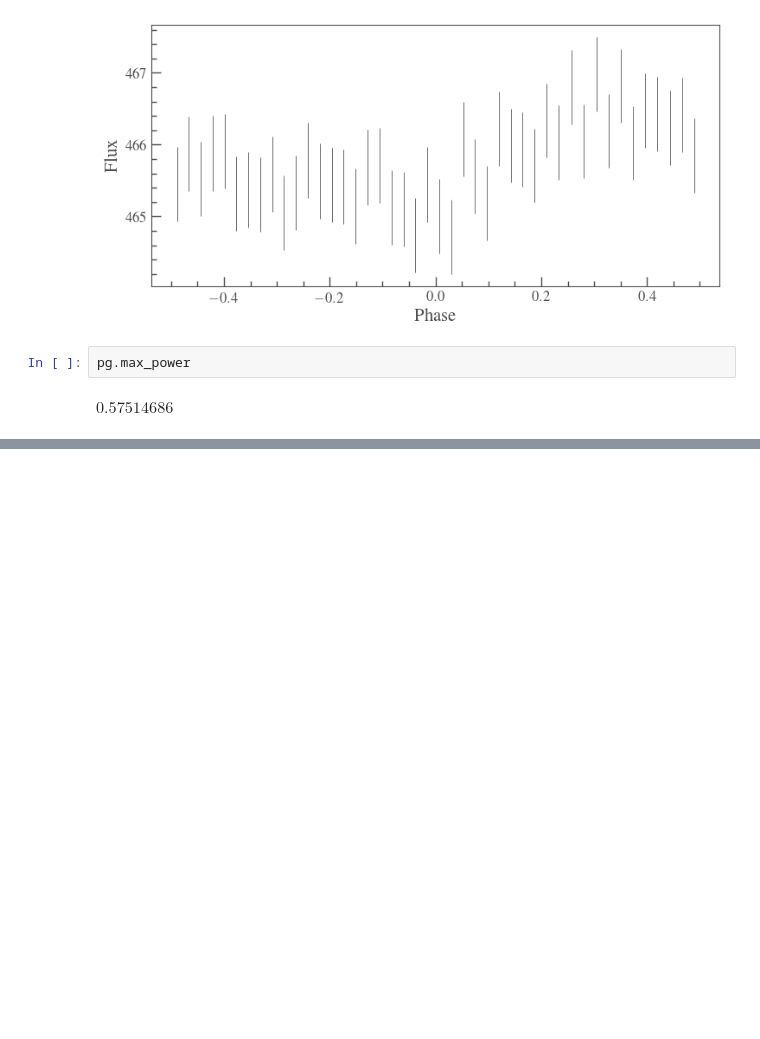
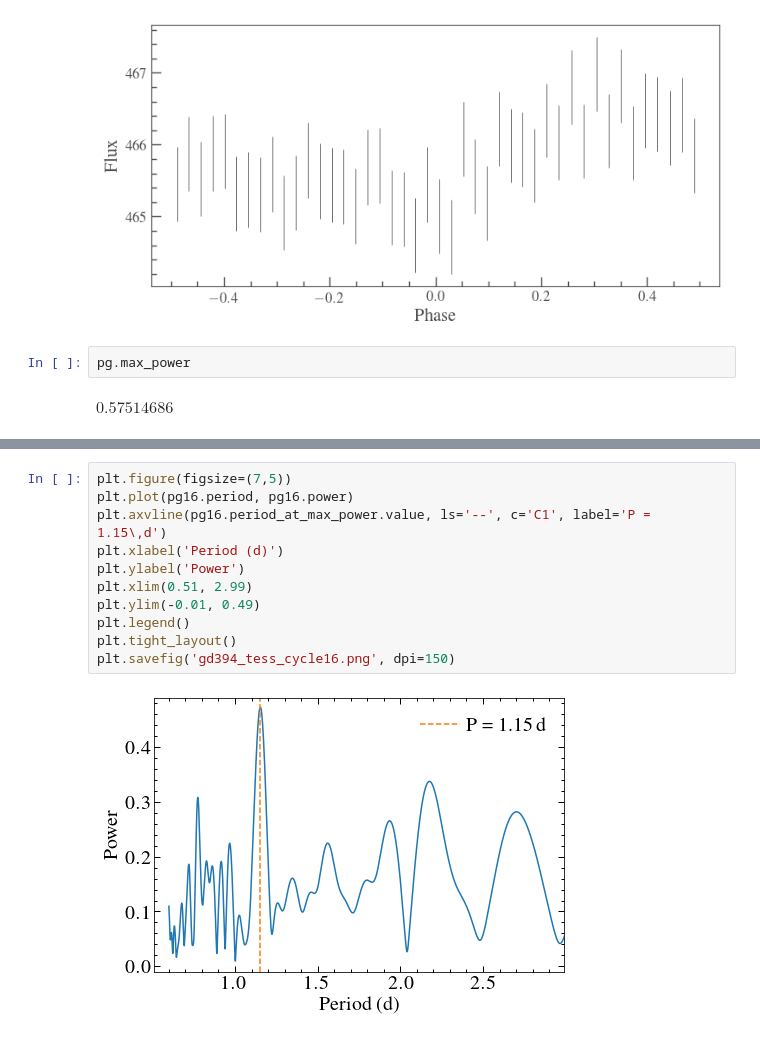
Before and after one commit to davidjwilson/GD394-Tess, a Jupyter notebook: quicklook.ipynb, the cells around one changed output, grey strips where cells are left out. Cells and saved outputs as stored; diff of their text form; blank space fills up the shorter version.

```diff
--- a/quicklook.ipynb
+++ b/quicklook.ipynb
@@ -302,0 +320,13 @@ TypeError: 'Gaussian1D' object is not subscriptable
+# %%
+plt.figure(figsize=(7,5))
+plt.plot(pg16.period, pg16.power)
+plt.axvline(pg16.period_at_max_power.value, ls='--', c='C1', label='P = 1.15\,d')
+plt.xlabel('Period (d)')
+plt.ylabel('Power')
+plt.xlim(0.51, 2.99)
+plt.ylim(-0.01, 0.49)
+plt.legend()
+plt.tight_layout()
+plt.savefig('gd394_tess_cycle16.png', dpi=150)
+# %% [output]
+[figure, added]
```
Also changed, not shown: parts of 15 cells of this notebook, 4 other files.
